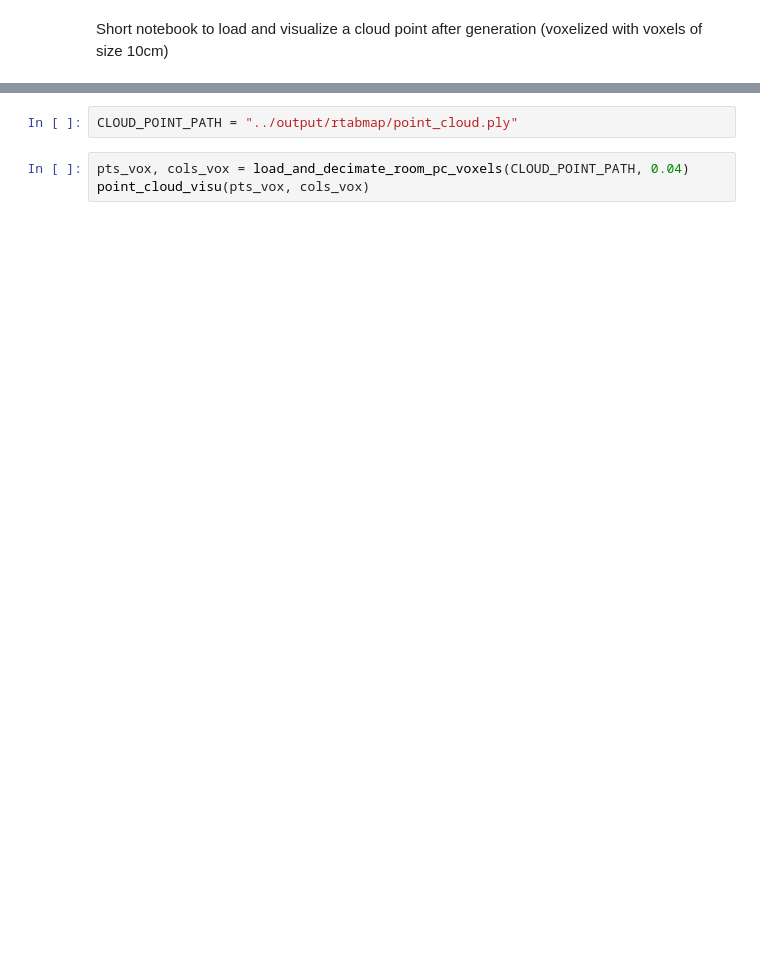
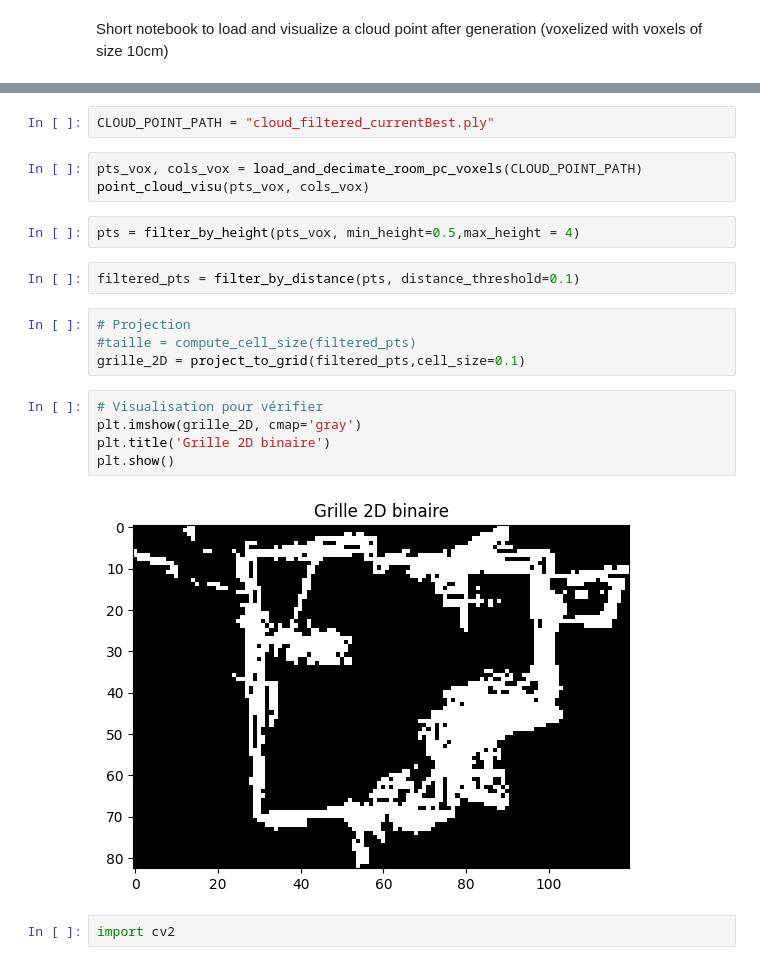
Before and after one commit to mbathe/projet_fil_rouge, a Jupyter notebook: notebooks/visualisation.ipynb, the cells around one changed output, grey strips where cells are left out. Saved outputs shown, nothing was run; the diff lists cells and outputs as text; blank space fills up the shorter version.

```diff
--- a/notebooks/visualisation.ipynb
+++ b/notebooks/visualisation.ipynb
@@ -9,5 +5,22 @@ Jupyter environment detected. Enabling Open3D WebVisualizer.
 # %%
-CLOUD_POINT_PATH = "../output/rtabmap/point_cloud.ply"
+CLOUD_POINT_PATH = "cloud_filtered_currentBest.ply"
 # %%
-pts_vox, cols_vox = load_and_decimate_room_pc_voxels(CLOUD_POINT_PATH, 0.04)
+pts_vox, cols_vox = load_and_decimate_room_pc_voxels(CLOUD_POINT_PATH)
 point_cloud_visu(pts_vox, cols_vox)
+# %%
+pts = filter_by_height(pts_vox, min_height=0.5,max_height = 4)
+# %%
+filtered_pts = filter_by_distance(pts, distance_threshold=0.1)
+# %%
+# Projection
+#taille = compute_cell_size(filtered_pts)
+grille_2D = project_to_grid(filtered_pts,cell_size=0.1)
+# %%
+# Visualisation pour vérifier
+plt.imshow(grille_2D, cmap='gray')
+plt.title('Grille 2D binaire')
+plt.show()
+# %% [output]
+[figure, added]
+# %%
+import cv2
```
Also changed, not shown: parts of 11 cells of this notebook, 5 other files.
